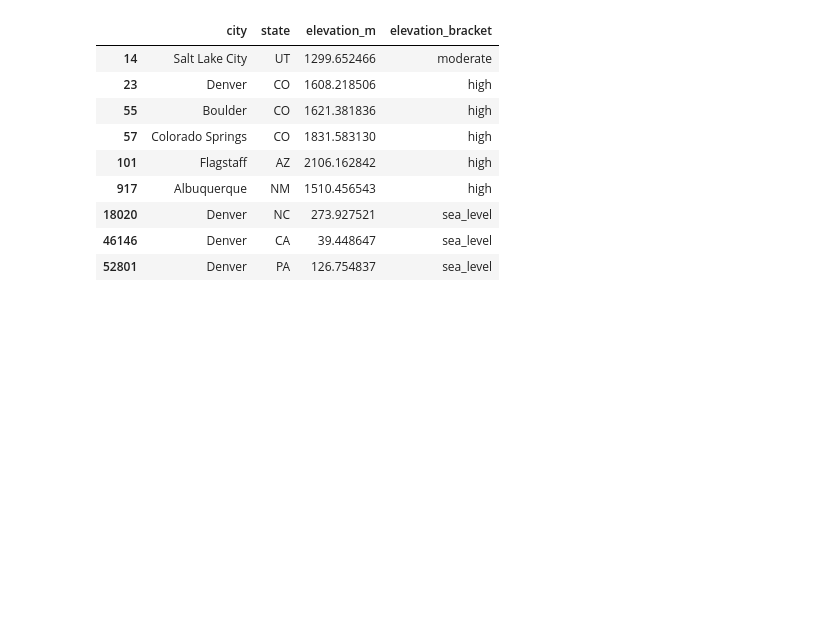
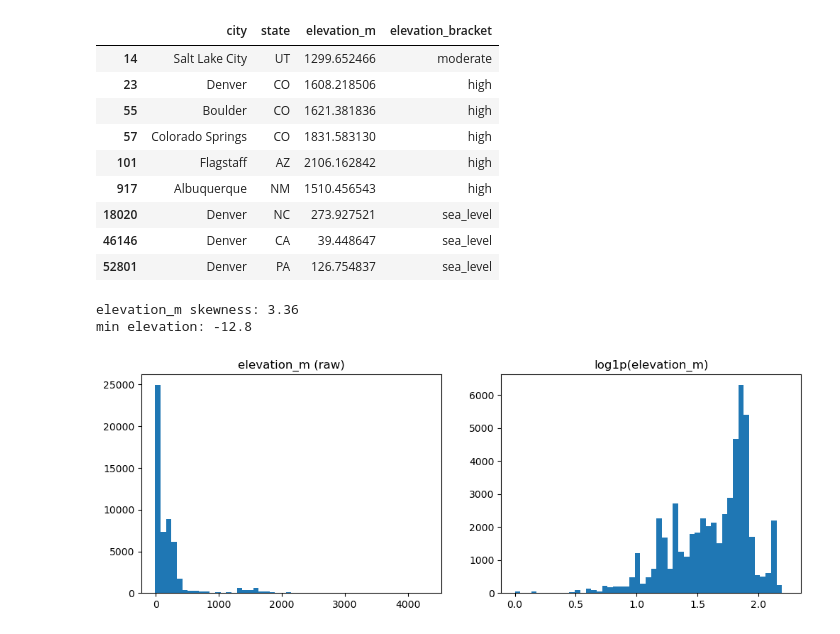
Before and after one commit to Hakeber21/top-of-the-hill, a Jupyter notebook: TopOfTheHill.ipynb, the cells around one changed output. Drawn from its saved outputs; the diff is of its cells as text; code cells hidden in the pictures; blank space fills up the shorter version.

```diff
--- a/TopOfTheHill.ipynb
+++ b/TopOfTheHill.ipynb
@@ -414,3 +459,20 @@ marathon_df[marathon_df["city"].isin(check_cities)][["city", "state", "elevation
 | 18020 | Denver | NC | 273.927521 | sea_level |
 | 46146 | Denver | CA | 39.448647 | sea_level |
 | 52801 | Denver | PA | 126.754837 | sea_level |
+# %%
+marathon_df['elevation_m_clipped'] = marathon_df['elevation_m'].clip(lower=0)
+marathon_df['log_elevation'] = np.log1p(marathon_df['elevation_m_clipped'])
+# %%
+print(f"elevation_m skewness: {marathon_df['elevation_m'].skew():.2f}")
+print(f"min elevation: {marathon_df['elevation_m'].min():.1f}")  # confirms log1p is safe (no values <= -1)
+
+fig, axes = plt.subplots(1, 2, figsize=(12, 4))
+axes[0].hist(marathon_df['elevation_m'], bins=50)
+axes[0].set_title('elevation_m (raw)')
+axes[1].hist(np.log1p(marathon_df['log_elevation']), bins=50)
+axes[1].set_title('log1p(elevation_m)')
+plt.show()
+# %% [output]
+elevation_m skewness: 3.36
+min elevation: -12.8
+[figure, added]
```
Also changed, not shown: parts of 34 cells of this notebook.
